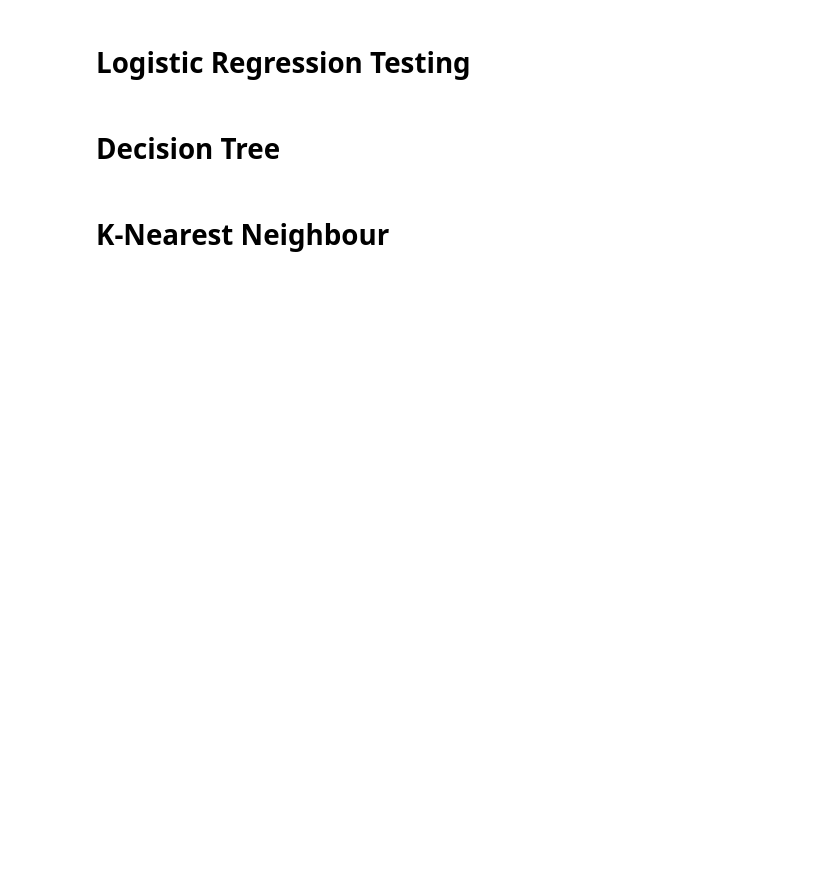
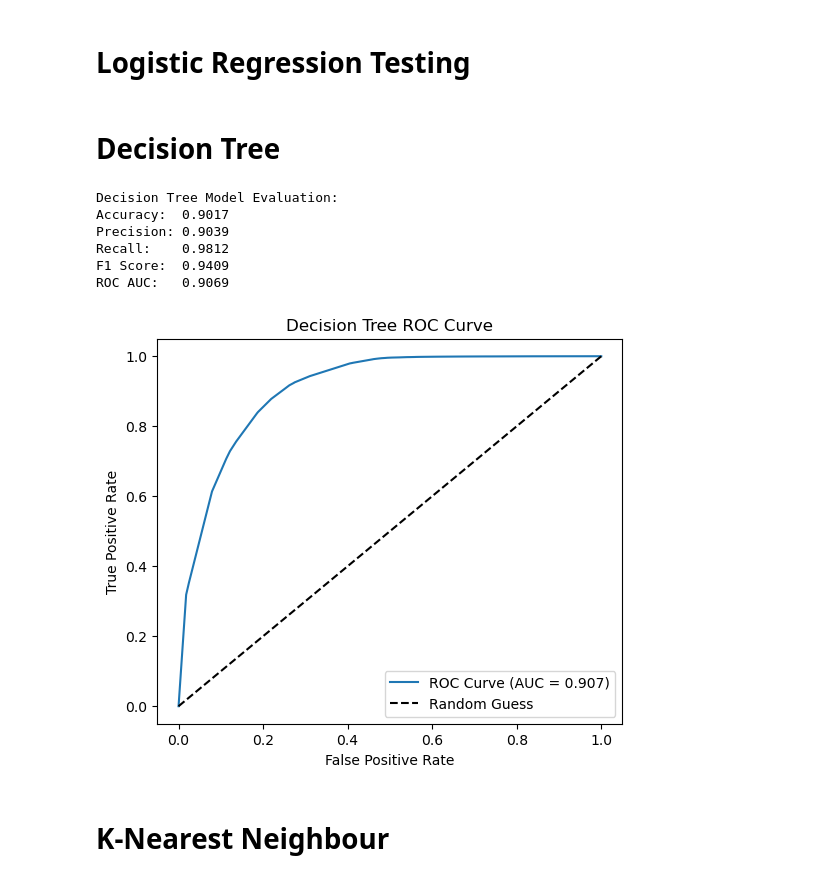
Before and after one commit to StevenRHL/Predicting-Loan-Payback-Competition, a Jupyter notebook: main.ipynb, the cells around one changed output. Cells and saved outputs as stored; diff of their text form; code cells hidden in the pictures; blank space fills up the shorter version.

Commit message:
fix on KNN and decision tree code

```diff
--- a/main.ipynb
+++ b/main.ipynb
@@ -370,0 +414,45 @@ submission.to_csv("LR1.csv", index=False)
+# %%
+# Train/validation split
+X_train, X_val, y_train, y_val = train_test_split(
+    X, y, test_size=0.2, random_state=42
+)
+
+# Train model
+dt_model.fit(X_train, y_train)
+
+# Evaluate
+y_pred = dt_model.predict(X_val)
+y_pred_proba = dt_model.predict_proba(X_val)[:, 1]
+
+accuracy = accuracy_score(y_val, y_pred)
+precision = precision_score(y_val, y_pred)
+recall = recall_score(y_val, y_pred)
+f1 = f1_score(y_val, y_pred)
+roc_auc = roc_auc_score(y_val, y_pred_proba)
+
+print("Decision Tree Model Evaluation:")
+print(f"Accuracy:  {accuracy:.4f}")
+print(f"Precision: {precision:.4f}")
+print(f"Recall:    {recall:.4f}")
+print(f"F1 Score:  {f1:.4f}")
+print(f"ROC AUC:   {roc_auc:.4f}")
+# %% [output]
+Decision Tree Model Evaluation:
+Accuracy:  0.9017
+Precision: 0.9039
+Recall:    0.9812
+F1 Score:  0.9409
+ROC AUC:   0.9069
+# %%
+#plot ROC curve
+fpr, tpr, _ = roc_curve(y_val, y_pred_proba)
+plt.figure(figsize=(6, 5))
+plt.plot(fpr, tpr, label=f'ROC Curve (AUC = {roc_auc:.3f})')
+plt.plot([0, 1], [0, 1], 'k--', label='Random Guess')
+plt.xlabel('False Positive Rate')
+plt.ylabel('True Positive Rate')
+plt.title('Decision Tree ROC Curve')
+plt.legend()
+plt.show()
+# %% [output]
+[figure, added]
```
Also changed, not shown: parts of 11 cells of this notebook, 4 other files.
